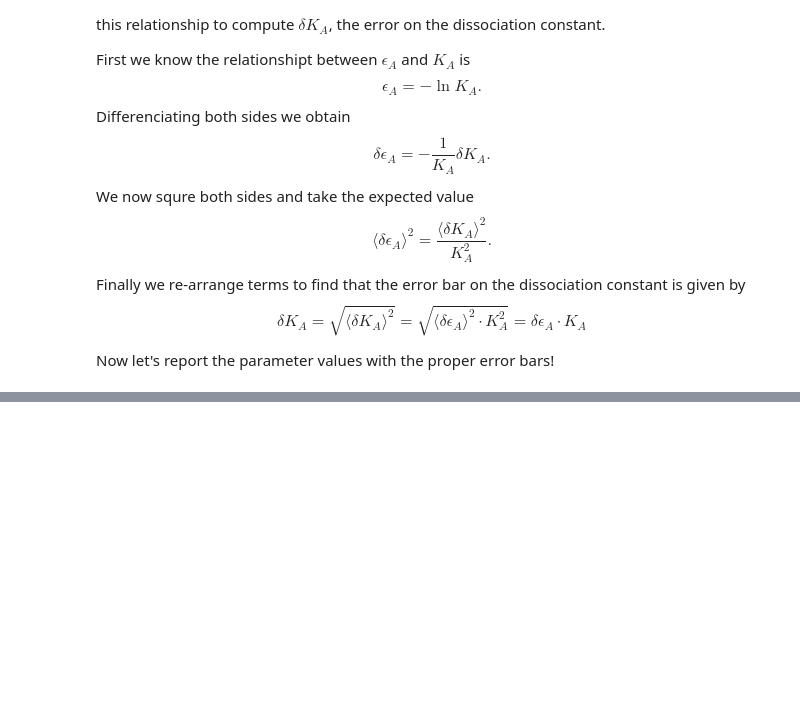
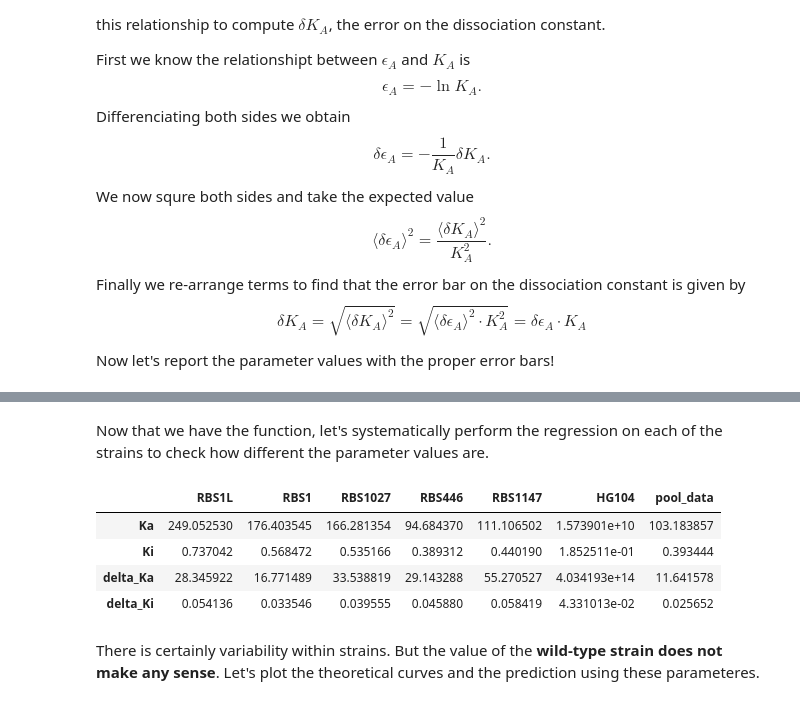
Before and after one commit to RPGroup-PBoC/mwc_induction, a Jupyter notebook: code/analysis/non_linear_regression.ipynb, the cells around one changed output, grey strips where cells are left out. Drawn from its saved outputs; the diff is of its cells as text; code cells hidden in the pictures; blank space fills up the shorter version.

Commit message:
working on a systematic fit to each of the strains. Very... very weird things are happening with WT.

```diff
--- a/code/analysis/non_linear_regression.ipynb
+++ b/code/analysis/non_linear_regression.ipynb
@@ -172,7 +184,7 @@ def log_post(param, indep_var, dep_var):
     ----------
     param : array-like.
         param[0] = epsilon_a
-        ]aram[1] = epsilon_i
+        param[1] = epsilon_i
     indep_var : n x 3 array.
         series of independent variables to compute the theoretical fold-change.
         1st column : IPTG concentration
@@ -256,7 +285,7 @@ plt.title('Posterior probability, O2 - RBS1027')
 In order to compute the Maximum a posteriori parameters or MAP for short we will use the `scipy.optimize.leastsq()` function.
 For this we need to define a function that computes the residuals.
 # %%
-def resid(param, indep_var, dep_var):
+def resid(param, indep_var, dep_var, epsilon=4.5):
     '''
     Residuals for the theoretical fold change.
 
@@ -285,7 +314,7 @@ def resid(param, indep_var, dep_var):
     IPTG, R, epsilon_r = indep_var[:, 0], indep_var[:, 1], indep_var[:, 2]
 
     # compute the theoretical fold-change
-    fc_theory = fold_change(IPTG, ea, ei, 4.5, R, epsilon_r)
+    fc_theory = fold_change(IPTG, ea, ei, epsilon, R, epsilon_r)
 
     # return the log posterior
     return dep_var - fc_theory
@@ -408,24 +486,24 @@ Ki = {2:.5f} +- {3:0.6f} mM
 # %%
-# Given this result let's plot all the curves using this parameters.
-colors = sns.color_palette(n_colors=8)
+#Load the data.
+df_MBL = pd.read_csv('../../data/mbl_2016/MBL_fc_data.csv')
 
-df_O2 = data.groupby('epsilon_r').get_group(-13.9)
+df_O2 = df_MBL.groupby('epsilon_r').get_group(-13.9)
 plt.figure()
 for i, strain in enumerate(df_O2[(df_O2.strain!='auto') & \
         (df_O2.strain!='delta')].strain.unique()):
     # plot the theory using the parameters from the fit.
-    plt.plot(IPTG, fold_change(IPTG,
+    plt.plot(IPTG, fold_change(IPTG * 1E6,
         ea=ea, ei=ei, epsilon=4.5,
         R=df_O2[(df_O2.strain == strain)].repressors.unique(),
         epsilon_r=-13.9),
         color=colors[i])
     # plot the experimental data
-    plt.plot(df_O2[df_O2.strain == strain].sort_values(by='IPTG').IPTG,
+    plt.plot(df_O2[df_O2.strain == strain].sort_values(by='IPTG').IPTG / 1E3,
             df_O2[df_O2.strain == strain].sort_values(by='IPTG').fold_change,
-            marker='o', linewidth=0, label=strain, color=colors[i])
+            marker='o', linewidth=0, label=strain, color=colors[i], alpha=0.7)
 plt.xscale('log')
-plt.xlabel('IPTG (mM)')
+plt.xlabel('IPTG (M)')
 plt.ylabel('fold-change')
-plt.ylim([-0.01, 1])
-plt.legend(loc=0, ncol=3)
+plt.ylim([-0.01, 1.2])
+plt.legend(loc=0, ncol=2)
 plt.tight_layout()
@@ -432,3 +597,31 @@ plt.tight_layout()
+# %% [markdown]
+Now that we have the function, let's systematically perform the regression on each of the strains to check how different the parameter values are.
+# %%
+# initialize a data frame to save the regression parameters
+param_df = pd.DataFrame()
+# loop through the RBS performing the regression on each strain
+for i, rbs in enumerate(df.rbs.unique()):
+    param =  pd.Series(non_lin_reg_mwc(df[df.rbs==rbs], p0=[-5, 1],
+                                       diss_const=True),
+                       index=['Ka', 'delta_Ka', 'Ki', 'delta_Ki'])
+    param_df = pd.concat([param_df, param], axis=1)
+# rename the columns by the rbs name
+param_df.columns = df.rbs.unique()
+
+# add the regression on all the pool data
+param_df['pool_data'] = pd.Series(non_lin_reg_mwc(df, p0=[-5, 1],
+                                       diss_const=True),
+                       index=['Ka', 'delta_Ka', 'Ki', 'delta_Ki'])
+
+param_df
+# %% [output]
+|  | RBS1L | RBS1 | RBS1027 | RBS446 | RBS1147 | HG104 | pool_data |
+| Ka | 249.052530 | 176.403545 | 166.281354 | 94.684370 | 111.106502 | 1.573901e+10 | 103.183857 |
+| Ki | 0.737042 | 0.568472 | 0.535166 | 0.389312 | 0.440190 | 1.852511e-01 | 0.393444 |
+| delta_Ka | 28.345922 | 16.771489 | 33.538819 | 29.143288 | 55.270527 | 4.034193e+14 | 11.641578 |
+| delta_Ki | 0.054136 | 0.033546 | 0.039555 | 0.045880 | 0.058419 | 4.331013e-02 | 0.025652 |
+# %% [markdown]
+There is certainly variability within strains. But the value of the **wild-type strain does not make any sense**. Let's plot the theoretical curves and the prediction using these parameteres.
 # %%
 # Given this result let's plot all the curves using this parameters.
 colors = sns.color_palette(n_colors=8)
```
Also changed, not shown: parts of 23 cells of this notebook, 3 other files.
